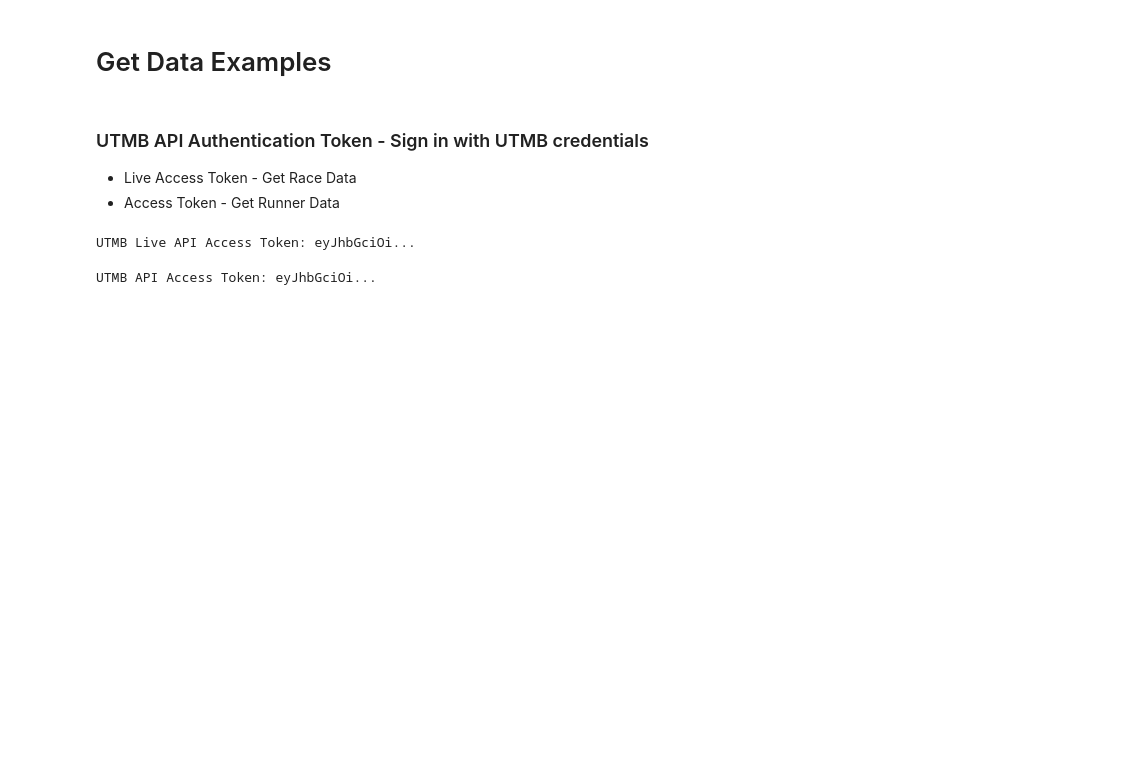
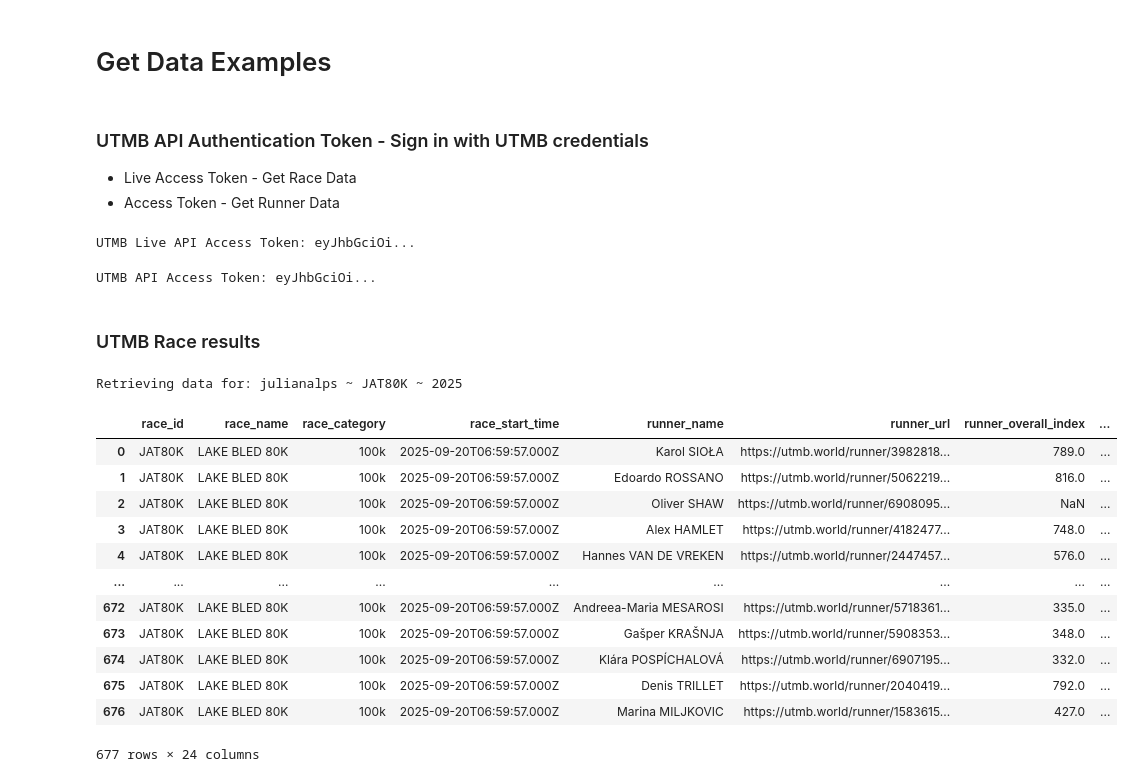
Before and after one commit to 1312Bravo/Path-To-UTMB, a Jupyter notebook: data/get_data_example.ipynb, the cells around one changed output. Cells and saved outputs as stored; diff of their text form; code cells hidden in the pictures; blank space fills up the shorter version.

```diff
--- a/data/get_data_example.ipynb
+++ b/data/get_data_example.ipynb
@@ -52,3 +52,30 @@ utmb_access_token = get_utmb_access_token(
 print(f"UTMB API Access Token: {utmb_access_token[:10]}...")
 # %% [output]
 UTMB API Access Token: eyJhbGciOi...
+# %% [markdown]
+### UTMB Race results
+# %%
+# Julian Alps Trail - 2025 - 80km
+JAT80K_2025_results = get_race_results(
+    race_id = "julianalps",
+    race_year = 2025,
+    course_id = "JAT80K",
+    access_token = utmb_live_access_token
+)
+
+display(JAT80K_2025_results)
+# %% [output]
+Retrieving data for: julianalps ~ JAT80K ~ 2025
+|  | race_id | race_name | race_category | race_start_time | runner_name | runner_url | runner_overall_index | ... |
+| 0 | JAT80K | LAKE BLED 80K | 100k | 2025-09-20T06:59:57.000Z | Karol SIOŁA | https://utmb.world/runner/3982818... | 789.0 | ... |
+| 1 | JAT80K | LAKE BLED 80K | 100k | 2025-09-20T06:59:57.000Z | Edoardo ROSSANO | https://utmb.world/runner/5062219... | 816.0 | ... |
+| 2 | JAT80K | LAKE BLED 80K | 100k | 2025-09-20T06:59:57.000Z | Oliver SHAW | https://utmb.world/runner/6908095... | NaN | ... |
+| 3 | JAT80K | LAKE BLED 80K | 100k | 2025-09-20T06:59:57.000Z | Alex HAMLET | https://utmb.world/runner/4182477... | 748.0 | ... |
+| 4 | JAT80K | LAKE BLED 80K | 100k | 2025-09-20T06:59:57.000Z | Hannes VAN DE VREKEN | https://utmb.world/runner/2447457... | 576.0 | ... |
+| ... | ... | ... | ... | ... | ... | ... | ... | ... |
+| 672 | JAT80K | LAKE BLED 80K | 100k | 2025-09-20T06:59:57.000Z | Andreea-Maria MESAROSI | https://utmb.world/runner/5718361... | 335.0 | ... |
+| 673 | JAT80K | LAKE BLED 80K | 100k | 2025-09-20T06:59:57.000Z | Gašper KRAŠNJA | https://utmb.world/runner/5908353... | 348.0 | ... |
+| 674 | JAT80K | LAKE BLED 80K | 100k | 2025-09-20T06:59:57.000Z | Klára POSPÍCHALOVÁ | https://utmb.world/runner/6907195... | 332.0 | ... |
+| 675 | JAT80K | LAKE BLED 80K | 100k | 2025-09-20T06:59:57.000Z | Denis TRILLET | https://utmb.world/runner/2040419... | 792.0 | ... |
+| 676 | JAT80K | LAKE BLED 80K | 100k | 2025-09-20T06:59:57.000Z | Marina MILJKOVIC | https://utmb.world/runner/1583615... | 427.0 | ... |
+677 rows × 24 columns
```
Also changed, not shown: parts of 2 cells of this notebook.
